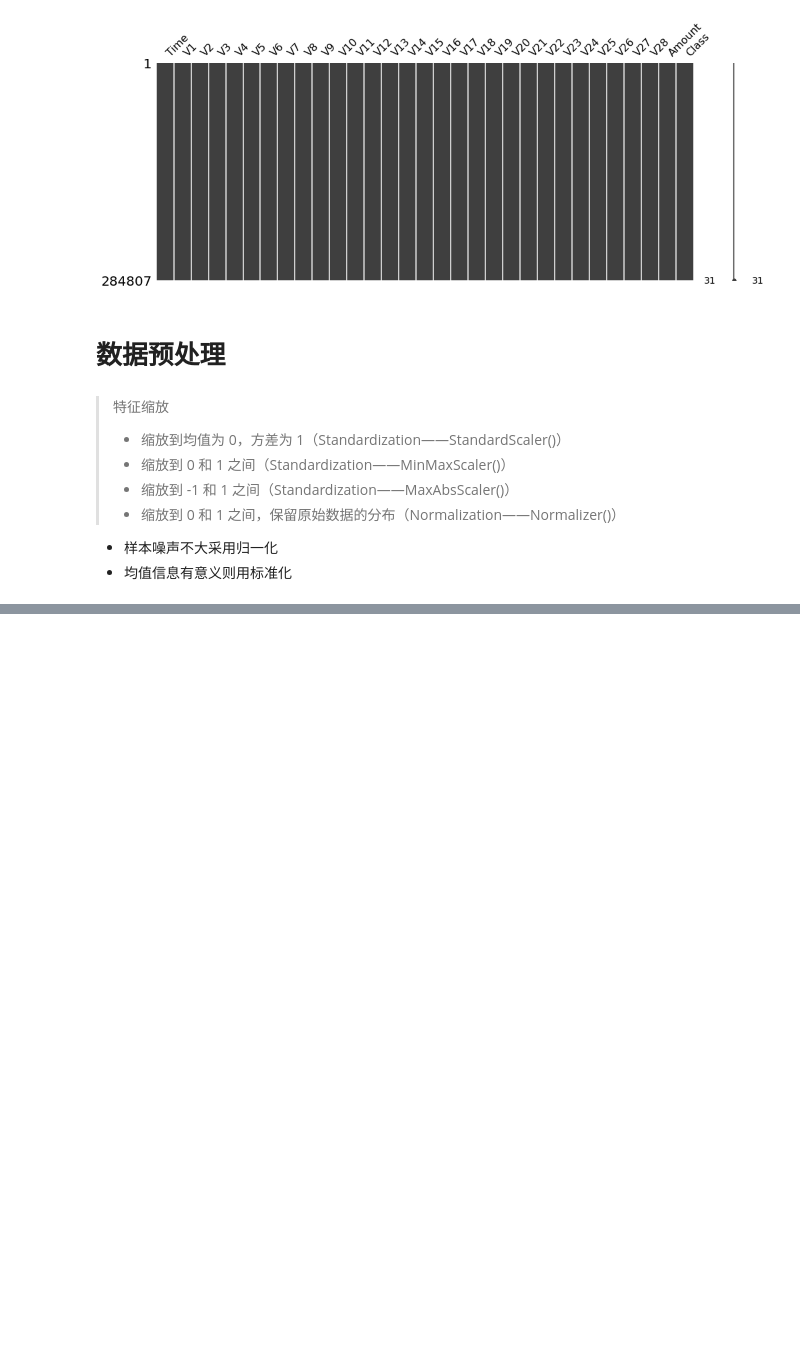
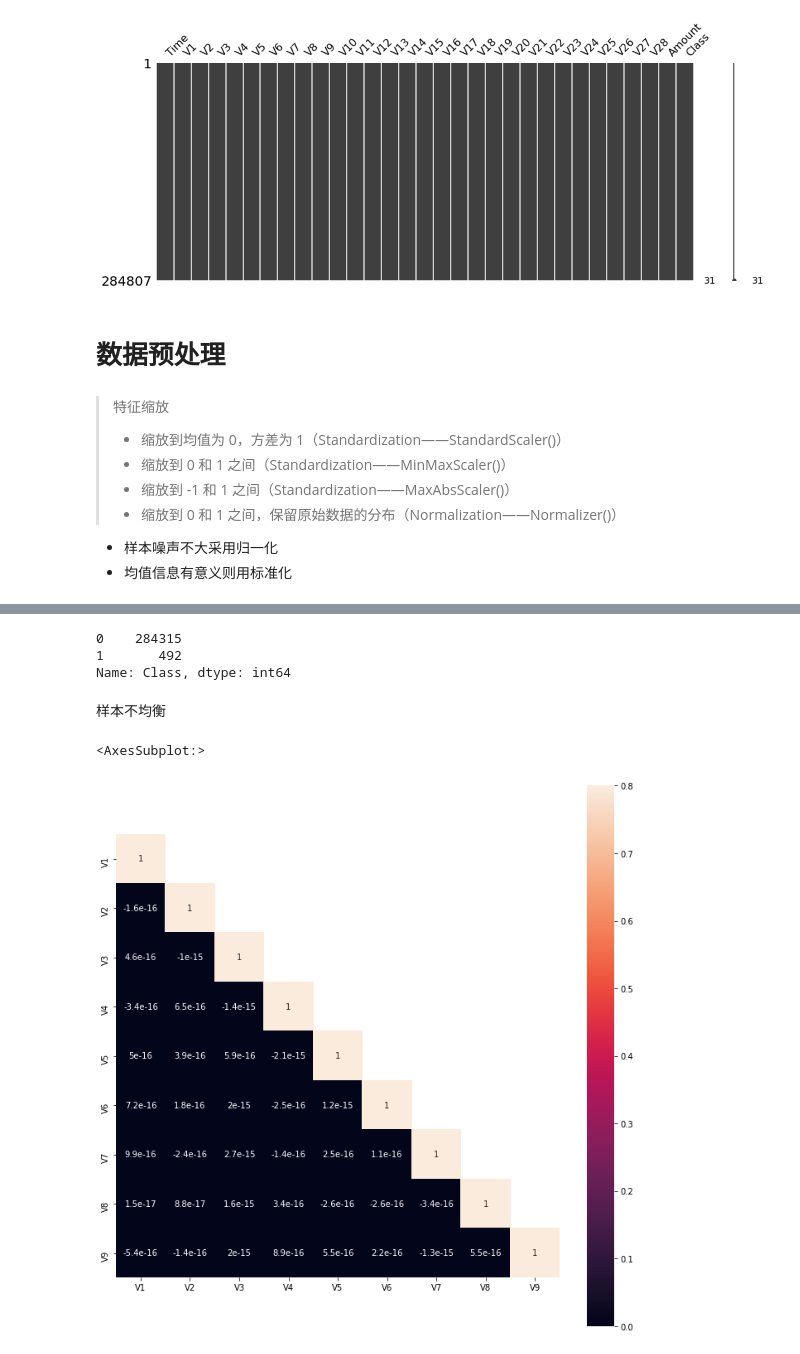
Before and after one commit to Giyn/CreditCardFraudDetection, a Jupyter notebook: EDA.ipynb, the cells around one changed output, grey strips where cells are left out. Drawn from its saved outputs; the diff is of its cells as text; code cells hidden in the pictures; blank space fills up the shorter version.

```diff
--- a/EDA.ipynb
+++ b/EDA.ipynb
@@ -85,3 +90,9 @@ standard_data.head()
 | 2 | 1.0 | -0.693500 | -0.811578 | 1.169468 | 0.268231 | -0.364572 | 1.351454 | 0.639776 | 0.207373 | -1.378675 | 0.190700 | ... |
 | 3 | 1.0 | -0.493325 | -0.112169 | 1.182516 | -0.609727 | -0.007469 | 0.936150 | 0.192071 | 0.316018 | -1.262503 | -0.050468 | ... |
 | 4 | 2.0 | -0.591330 | 0.531541 | 1.021412 | 0.284655 | -0.295015 | 0.071999 | 0.479302 | -0.226510 | 0.744326 | 0.691625 | ... |
+# %%
+try:
+    standard_data.drop(['Time'], axis=1, inplace=True)  # 去除 Time 列
+except KeyError:
+    pass
+standard_data.head()
@@ -87,0 +106,20 @@ standard_data.head()
+# %%
+standard_data['Class'].value_counts()
+# %% [output]
+0    284315
+1       492
+Name: Class, dtype: int64
+# %% [markdown]
+样本不均衡
+# %%
+features_list = [f'V{num}' for num in range(1, 10)]
+corr = standard_data[features_list].corr()
+mask = np.array(corr)
+mask[np.tril_indices_from(mask)] = False
+
+fig, ax= plt.subplots()
+fig.set_size_inches(12, 12)
+sns.heatmap(corr, mask=mask, vmax=.8, square=True, annot=True)
+# %% [output]
+<AxesSubplot:>
+[figure, added]
```
Also changed, not shown: parts of 3 cells of this notebook.
